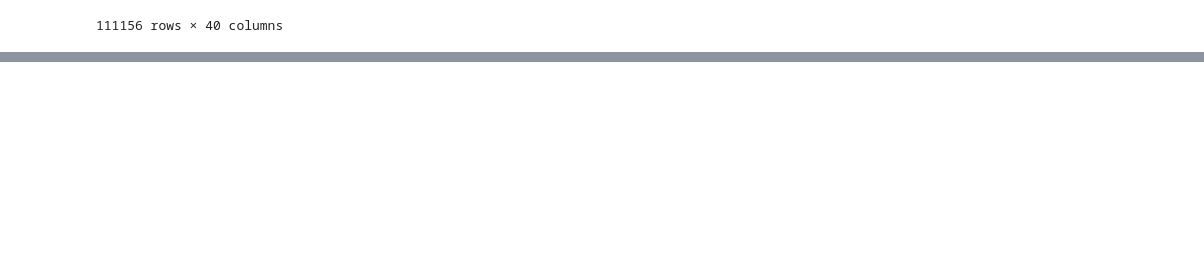
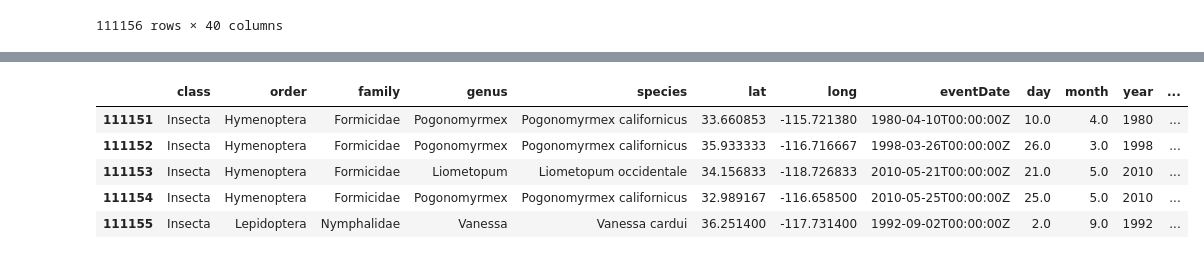
Before and after one commit to lsdixit/eds220-2025-sections, a Jupyter notebook: section-1-data-selection-drylands.ipynb, the cells around one changed output, grey strips where cells are left out. Drawn from its saved outputs; the diff is of its cells as text; code cells hidden in the pictures; blank space fills up the shorter version.

Commit message:
explored attributes and methods for dataframes

```diff
--- a/section-1-data-selection-drylands.ipynb
+++ b/section-1-data-selection-drylands.ipynb
@@ -77,0 +93,10 @@ prey
+# %%
+# tail() will return the last 5 rows in the data frame
+prey.tail()
+# %% [output]
+|  | class | order | family | genus | species | lat | long | eventDate | day | month | year | ... |
+| 111151 | Insecta | Hymenoptera | Formicidae | Pogonomyrmex | Pogonomyrmex californicus | 33.660853 | -115.721380 | 1980-04-10T00:00:00Z | 10.0 | 4.0 | 1980 | ... |
+| 111152 | Insecta | Hymenoptera | Formicidae | Pogonomyrmex | Pogonomyrmex californicus | 35.933333 | -116.716667 | 1998-03-26T00:00:00Z | 26.0 | 3.0 | 1998 | ... |
+| 111153 | Insecta | Hymenoptera | Formicidae | Liometopum | Liometopum occidentale | 34.156833 | -118.726833 | 2010-05-21T00:00:00Z | 21.0 | 5.0 | 2010 | ... |
+| 111154 | Insecta | Hymenoptera | Formicidae | Pogonomyrmex | Pogonomyrmex californicus | 32.989167 | -116.658500 | 2010-05-25T00:00:00Z | 25.0 | 5.0 | 2010 | ... |
+| 111155 | Insecta | Lepidoptera | Nymphalidae | Vanessa | Vanessa cardui | 36.251400 | -117.731400 | 1992-09-02T00:00:00Z | 2.0 | 9.0 | 1992 | ... |
```
Also changed, not shown: parts of 6 cells of this notebook.
